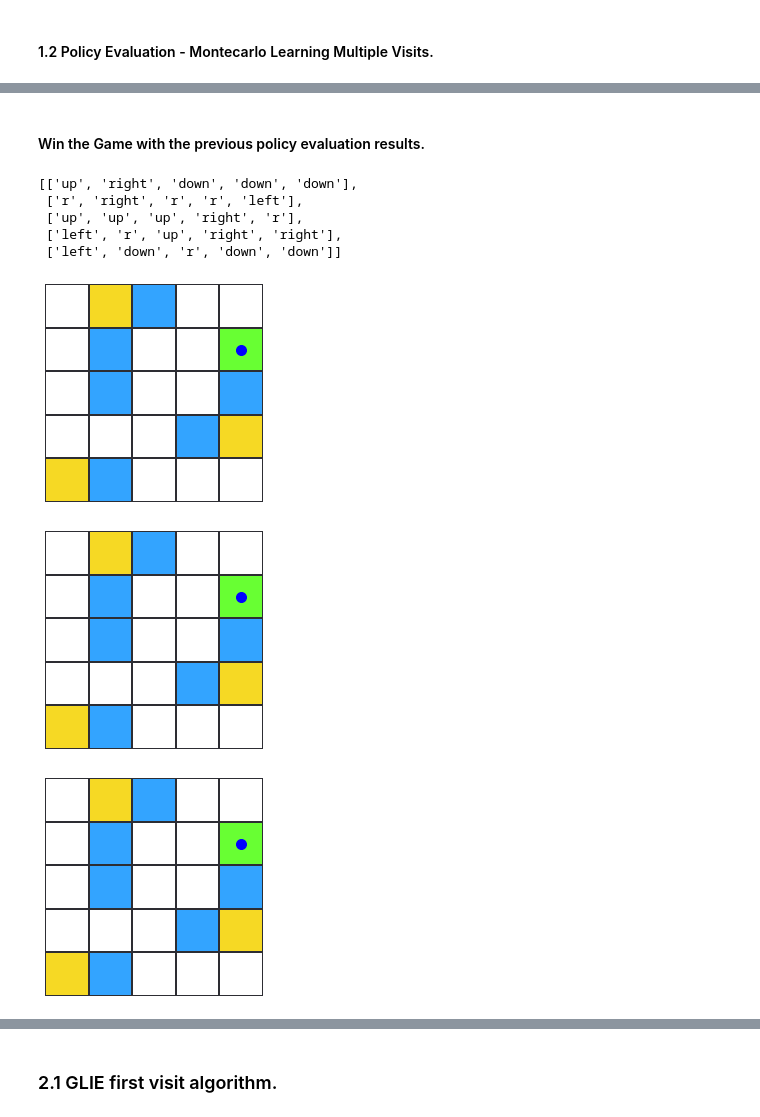
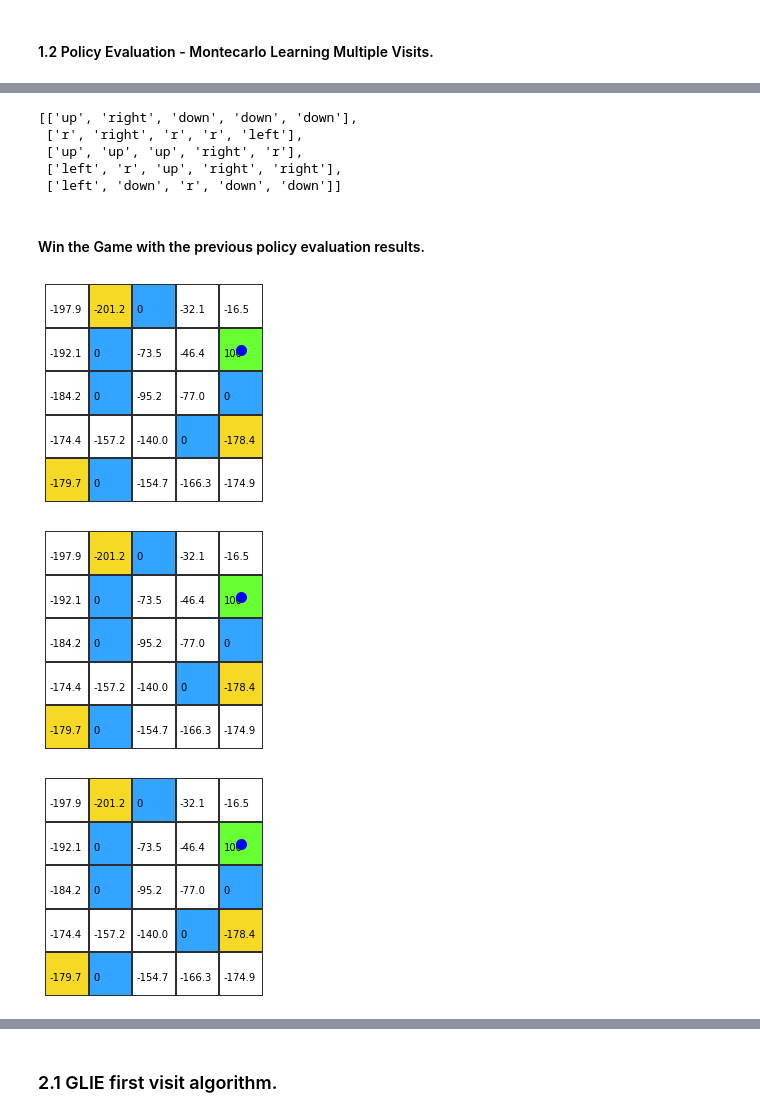
Before and after one commit to Juanchobanano/StocksPrediction, a Jupyter notebook: 2. MonteCarlo Learning.ipynb, the cells around one changed output, grey strips where cells are left out. Saved outputs shown, nothing was run; the diff lists cells and outputs as text; code cells hidden in the pictures.

```diff
--- a/MonteCarlo Learning.ipynb
+++ b/2. MonteCarlo Learning.ipynb
@@ -42,9 +78,9 @@ from IPython.display import clear_output
 class Graphics():
 
     def __init__(self):
-        print("Graphics module ready!")
+        self.grid_pos = [0.1, 0.3, 0.5, 0.7, 0.9]
 
-    def render(self, x, y, policy_evaluator, plot_values = True):
+    def render(self, position, value_state_table, plot_values = True):
 
         fig1 = plt.figure(figsize=(4, 4))
         ax1 = fig1.add_subplot(111, aspect='equal')
@@ -77,14 +113,14 @@ class Graphics():
         plt.xlim((0, 1))
 
         # Plot player.
-        plt.scatter(x, y, s = 100, color = "black", marker = "o", facecolor = "blue", edgecolors = "blue", zorder = 10)
+        plt.scatter(self.grid_pos[position[0]], self.grid_pos[position[1]], s = 100, color = "black", marker = "o", facecolor = "blue", edgecolors = "blue", zorder = 10)
 
         # Plot state values.
         if plot_values:
-            for i in range(0, len(policy_evaluator.value_state_table)):
-                for j in range(0, len(policy_evaluator.value_state_table[0])):
-                    plt.text(self.environment.grid_pos[i] - 0.08, self.environment.grid_pos[j] - 0.03,
-                             round(policy_evaluator.value_state_table[i][j], 1), fontsize=10)
+            for i in range(0, len(value_state_table)):
+                for j in range(0, len(value_state_table[0])):
+                    plt.text(self.grid_pos[i] - 0.08, self.grid_pos[j] - 0.03,
+                             round(value_state_table[i][j], 1), fontsize=10)
 
         # Plot grid.
         plt.axis("off")
@@ -416,20 +439,23 @@ game.update(secs = 0.5)
 #### 1.2  Policy Evaluation - Montecarlo Learning Multiple Visits.
 # %%
 # Generate the random policy.
-policy = list()
+policy2 = list()
 for i in range(0, 5):
     column = list()
     for j in range(0, 5):
         column.append("r")
-    policy.append(column)
+    policy2.append(column)
 
 # Initialize environment and agent.
 discount_factor = 0.9
+agent2 = modelFreeAgent(policy2, discount_factor)
 environment2 = GridEnvironment()
-agent2 = modelFreeAgent(policy, discount_factor)
 
 # Initialize policy evaluation class.
 ephocs = 1000
-policy_evaluation = PolicyEvaluation(environment2, agent2, ephocs, visit = "multiple")
-policy_evaluation.evaluate(plot_grid = False)
-policy_evaluation.updatePolicy()
+policy_evaluation2 = PolicyEvaluation(environment2, agent2, ephocs)
+policy_evaluation2.montecarlo_policy_evaluation_multiple_visits(velocity = 0.01, plot_ephocs = False, plot_evaluation = False)
+policy_evaluation2.render()
+
+# Update policy according to evaluation.
+policy_evaluation2.updatePolicy()
@@ -436,31 +465,32 @@ policy_evaluation.updatePolicy()
+# %%
+# New agent's policy.
+agent2.policy
+# %% [output]
+[['up', 'right', 'down', 'down', 'down'],
+ ['r', 'right', 'r', 'r', 'left'],
+ ['up', 'up', 'up', 'right', 'r'],
+ ['left', 'r', 'up', 'right', 'right'],
+ ['left', 'down', 'r', 'down', 'down']]
 # %% [markdown]
 #### Win the Game with the previous policy evaluation results.
-# %%
-agent.policy
-# %% [output]
-[['up', 'right', 'down', 'down', 'down'],
- ['r', 'right', 'r', 'r', 'left'],
- ['up', 'up', 'up', 'right', 'r'],
- ['left', 'r', 'up', 'right', 'right'],
- ['left', 'down', 'r', 'down', 'down']]
 # %%
-agent.pos = [4,1]
-game = Game(environment, agent)
-game.update(secs = 0.5)
+agent2.pos = [4, 1]
+game2 = Game(environment2, agent2, policy_evaluation2.value_state_table)
+game2.update(secs = 0.1, plot_values = True)
 # %% [output]
-[figure, old version]
+[figure, new version]
 # %%
-agent.pos = [1, 4]
-game = Game(environment, agent)
-game.update(secs = 0.5)
+agent2.pos = [1, 4]
+game2 = Game(environment2, agent2, policy_evaluation2.value_state_table)
+game2.update(secs = 0.1, plot_values = True)
 # %% [output]
-[figure, old version]
+[figure, new version]
 # %%
-agent.pos = [0, 0]
-game = Game(environment, agent)
-game.update(secs = 0.5)
+agent2.pos = [0, 0]
+game2 = Game(environment2, agent2, policy_evaluation2.value_state_table)
+game2.update(secs = 0.1, plot_values = True)
 # %% [output]
-[figure, old version]
+[figure, new version]
 # %% [markdown]
 ### 2. Policy Improvement (Control) for MonteCarlo Learning
 ##### Also know as Greedy in the Limit with Infinite Exploration (GLIE).
```
Also changed, not shown: parts of 13 cells of this notebook, 9 other files.
